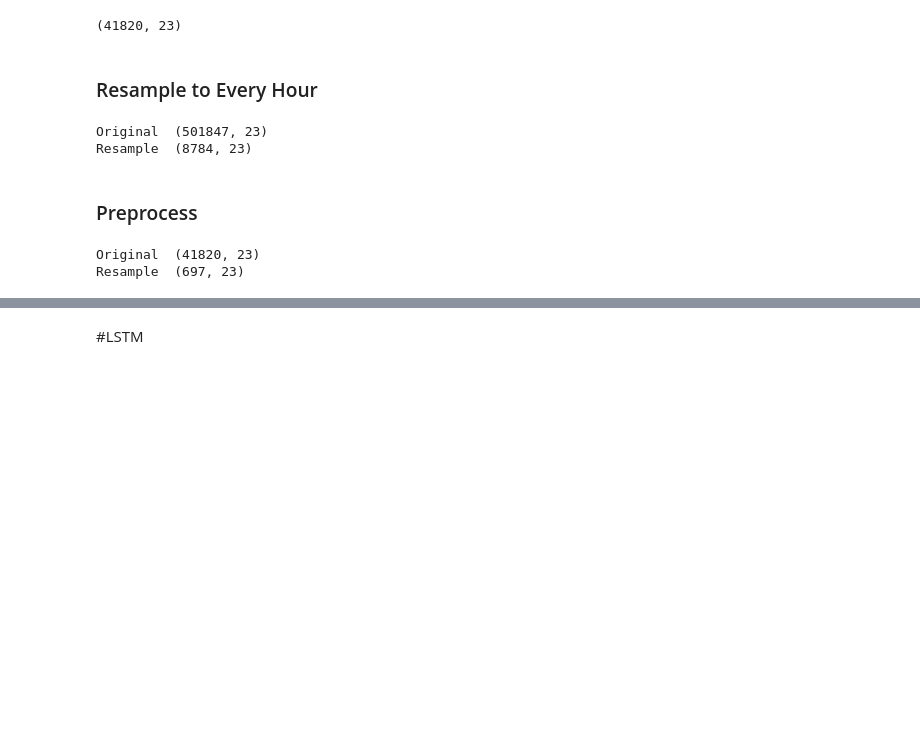
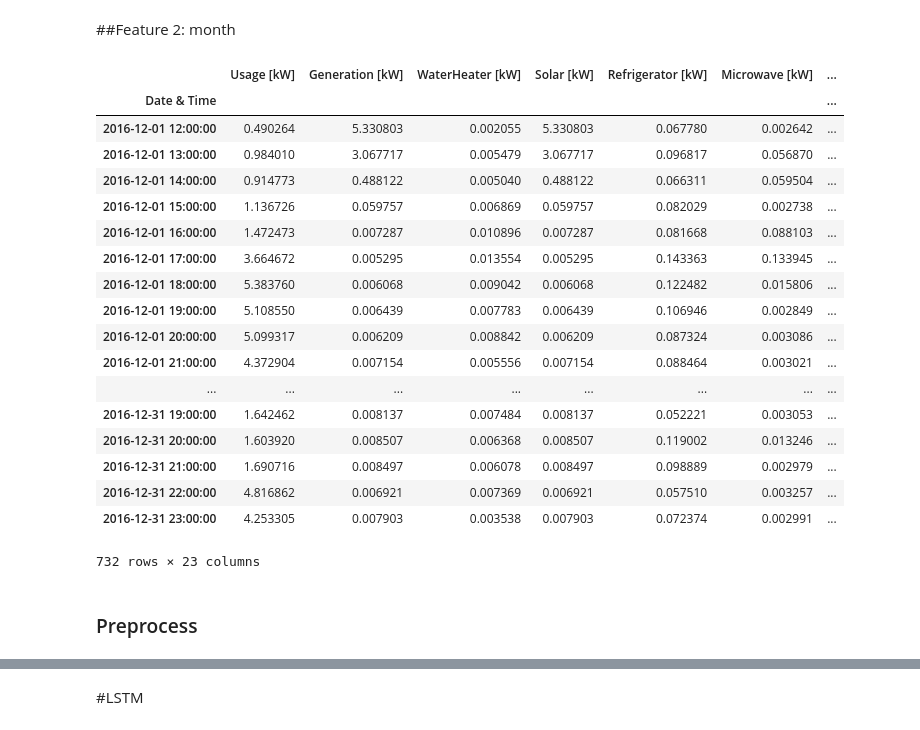
Before and after one commit to ashfarhangi/Smart-Home-Energy-Prediction, a Jupyter notebook: Feature.ipynb, the cells around one changed output, grey strips where cells are left out. Saved outputs shown, nothing was run; the diff lists cells and outputs as text; code cells hidden in the pictures; blank space fills up the shorter version.

```diff
--- a/Feature.ipynb
+++ b/Feature.ipynb
@@ -19,0 +39,4 @@ weather = pd.read_csv('/content/gdrive/My Drive/Colab Notebooks/1. DataAnalytics
+# %%
+df_hour = df.resample('h').mean()
+df_day = df.resample('d').mean()
+df_month = df.resample('m').mean()
@@ -20,6 +56,24 @@ weather = pd.read_csv('/content/gdrive/My Drive/Colab Notebooks/1. DataAnalytics
+# %% [markdown]
+##Feature 2: month
 # %%
-b = np.array_split(df, 12)
+month = np.array_split(df_hour, 12)
+# %% [output]
+|  | Usage [kW] | Generation [kW] | WaterHeater [kW] | Solar [kW] | Refrigerator [kW] | Microwave [kW] | ... |
+| Date & Time |  |  |  |  |  |  | ... |
+| 2016-12-01 12:00:00 | 0.490264 | 5.330803 | 0.002055 | 5.330803 | 0.067780 | 0.002642 | ... |
+| 2016-12-01 13:00:00 | 0.984010 | 3.067717 | 0.005479 | 3.067717 | 0.096817 | 0.056870 | ... |
+| 2016-12-01 14:00:00 | 0.914773 | 0.488122 | 0.005040 | 0.488122 | 0.066311 | 0.059504 | ... |
+| 2016-12-01 15:00:00 | 1.136726 | 0.059757 | 0.006869 | 0.059757 | 0.082029 | 0.002738 | ... |
+| 2016-12-01 16:00:00 | 1.472473 | 0.007287 | 0.010896 | 0.007287 | 0.081668 | 0.088103 | ... |
+| 2016-12-01 17:00:00 | 3.664672 | 0.005295 | 0.013554 | 0.005295 | 0.143363 | 0.133945 | ... |
+| 2016-12-01 18:00:00 | 5.383760 | 0.006068 | 0.009042 | 0.006068 | 0.122482 | 0.015806 | ... |
+| 2016-12-01 19:00:00 | 5.108550 | 0.006439 | 0.007783 | 0.006439 | 0.106946 | 0.002849 | ... |
+| 2016-12-01 20:00:00 | 5.099317 | 0.006209 | 0.008842 | 0.006209 | 0.087324 | 0.003086 | ... |
+| 2016-12-01 21:00:00 | 4.372904 | 0.007154 | 0.005556 | 0.007154 | 0.088464 | 0.003021 | ... |
+| ... | ... | ... | ... | ... | ... | ... | ... |
+| 2016-12-31 19:00:00 | 1.642462 | 0.008137 | 0.007484 | 0.008137 | 0.052221 | 0.003053 | ... |
+| 2016-12-31 20:00:00 | 1.603920 | 0.008507 | 0.006368 | 0.008507 | 0.119002 | 0.013246 | ... |
+| 2016-12-31 21:00:00 | 1.690716 | 0.008497 | 0.006078 | 0.008497 | 0.098889 | 0.002979 | ... |
+| 2016-12-31 22:00:00 | 4.816862 | 0.006921 | 0.007369 | 0.006921 | 0.057510 | 0.003257 | ... |
+| 2016-12-31 23:00:00 | 4.253305 | 0.007903 | 0.003538 | 0.007903 | 0.072374 | 0.002991 | ... |
+732 rows × 23 columns
-# %%
-b[11].shape
-# %% [output]
-(41820, 23)
@@ -49,18 +80,2 @@ def series_to_supervised(data, n_in=1, n_out=1, dropnan=True):
-# %% [markdown]
-### Resample to Every Hour
-# %%
-print('Original ', df.shape )
-df_resample = df.resample('h').mean()
-print('Resample ' ,df_resample.shape)
-# %% [output]
-Original  (501847, 23)
-Resample  (8784, 23)
 # %% [markdown]
 ### Preprocess
-# %%
-print('Original ', b[11].shape )
-m12h = b[11].resample('h').mean()
-print('Resample ' ,m12h.shape)
-# %% [output]
-Original  (41820, 23)
-Resample  (697, 23)
```
Also changed, not shown: parts of 40 cells of this notebook.
